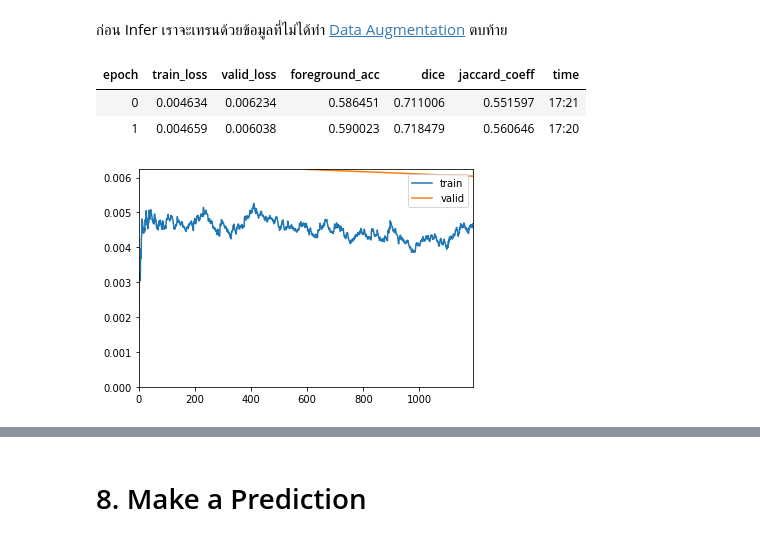
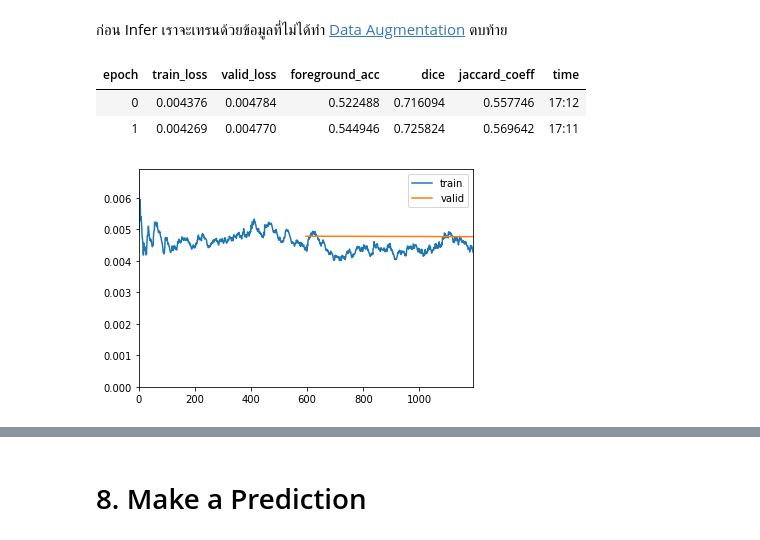
Before and after one commit to mrkcmd/bualabs, a Jupyter notebook: nbs/03c_image_segmentation_siim_acr_pneumothorax_fastai2.ipynb, the cells around one changed output, grey strips where cells are left out. Drawn from its saved outputs; the diff is of its cells as text; code cells hidden in the pictures.

```diff
--- a/nbs/03c_image_segmentation_siim_acr_pneumothorax_fastai2.ipynb
+++ b/nbs/03c_image_segmentation_siim_acr_pneumothorax_fastai2.ipynb
@@ -845,13 +827,13 @@ learn.unfreeze()
 # learn.lr_find()
 # %%
 # learn.fit_flat_cos(4, lr=slice(1e-4))
-learn.fit_one_cycle(2, lr_max=slice(1e-6, 1e-4), pct_start=0.7)
+learn.fit_one_cycle(2, lr_max=slice(3e-7, 3e-5), pct_start=0.6)
 # learn.fit_one_cycle(4, lr_max=slice(1e-6, 1e-4))
 # %% [output]
 | epoch | train_loss | valid_loss | foreground_acc | dice | jaccard_coeff | time |
-| 0 | 0.004634 | 0.006234 | 0.586451 | 0.711006 | 0.551597 | 17:21 |
-| 1 | 0.004659 | 0.006038 | 0.590023 | 0.718479 | 0.560646 | 17:20 |
+| 0 | 0.004376 | 0.004784 | 0.522488 | 0.716094 | 0.557746 | 17:12 |
+| 1 | 0.004269 | 0.004770 | 0.544946 | 0.725824 | 0.569642 | 17:11 |
-[figure, old version]
+[figure, new version]
 # %%
 learn.save('03c-unet-resnet34-512-3')
 # %%
```
Also changed, not shown: parts of 7 cells of this notebook.
